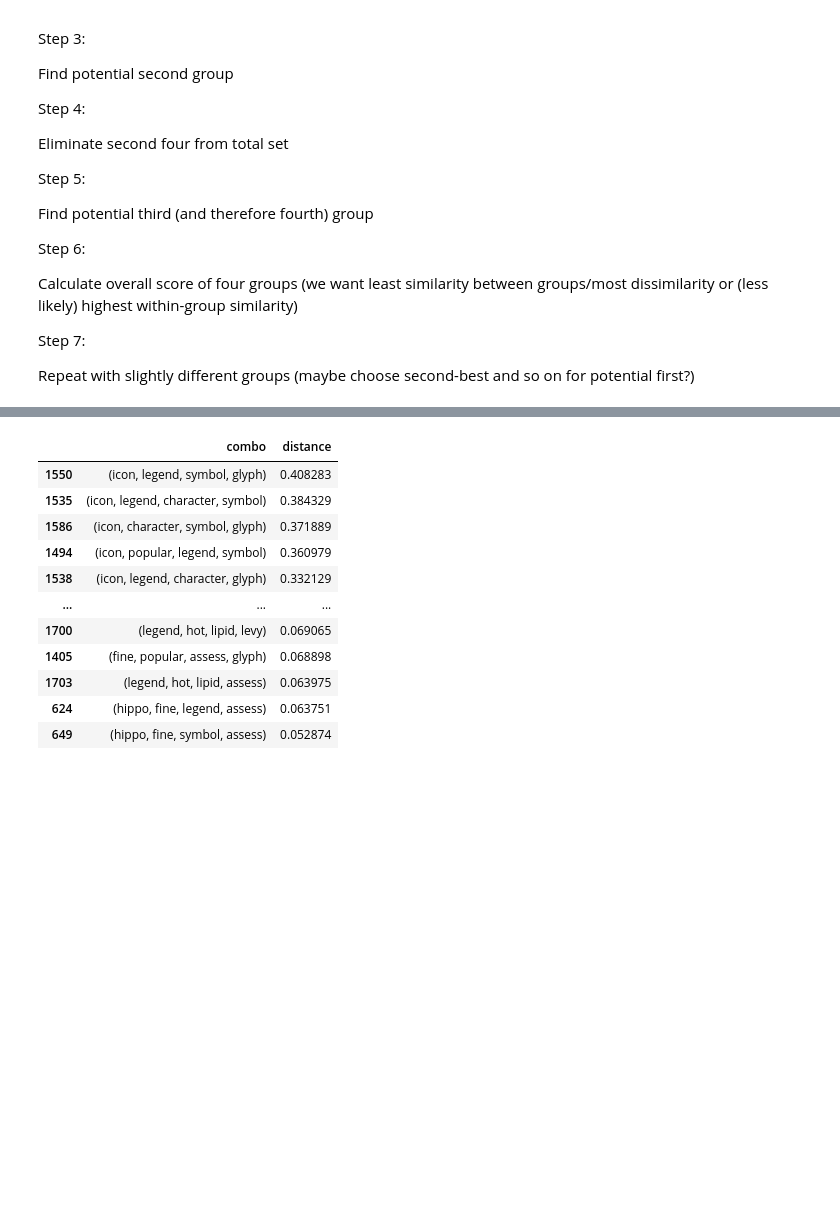
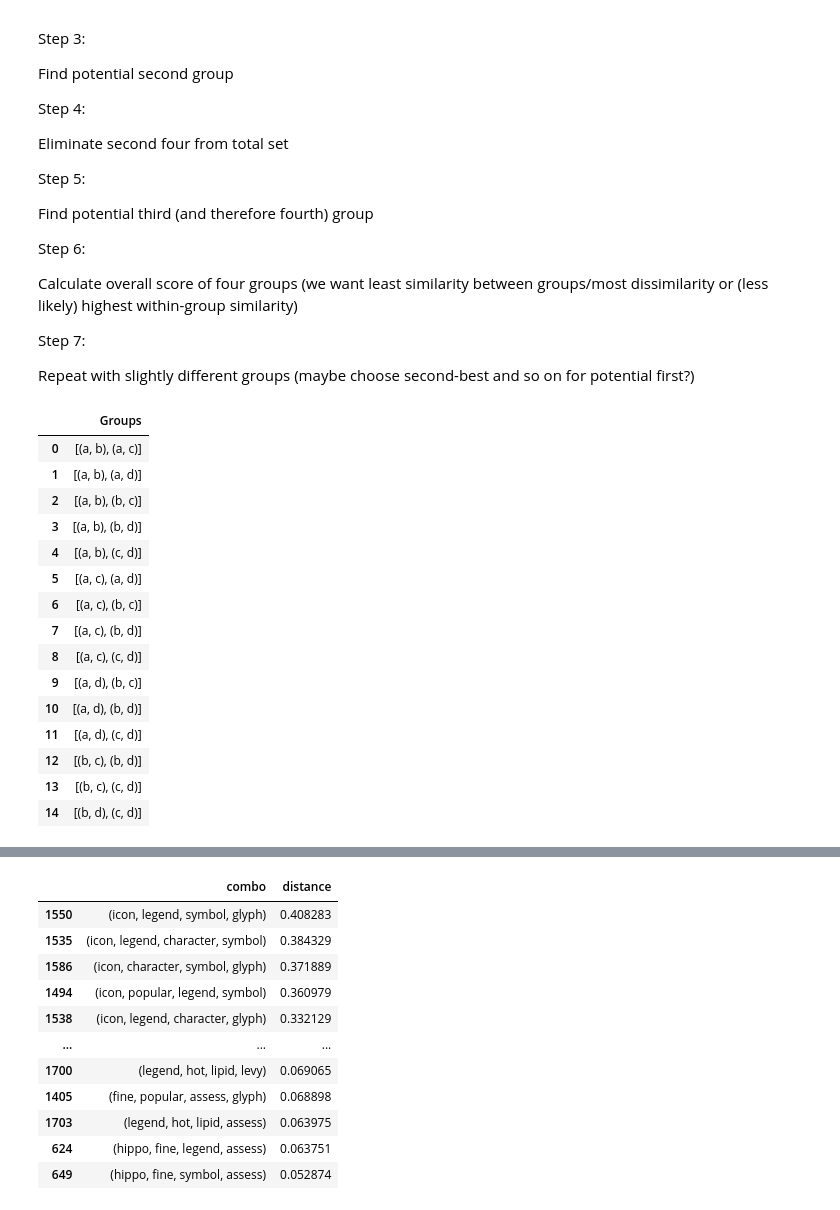
Before and after one commit to silashayes/nyt-connections-solver, a Jupyter notebook: Connections Solver.ipynb, the cells around one changed output, grey strips where cells are left out. Drawn from its saved outputs; the diff is of its cells as text; code cells hidden in the pictures; blank space fills up the shorter version.

```diff
--- a/Connections Solver.ipynb
+++ b/Connections Solver.ipynb
@@ -161 +221,25 @@ def filter_combos(df, info_df):
+# %%
+test_df = pd.DataFrame({'Groups': [list(i) for i in list(combinations(list(combinations(['a', 'b', 'c', 'd'], 2)),2))]})
+test_guess = ('b', 'a')
+test_feedback = 1
+list(combinations())
+
+test_df
+# %% [output]
+|  | Groups |
+| 0 | [(a, b), (a, c)] |
+| 1 | [(a, b), (a, d)] |
+| 2 | [(a, b), (b, c)] |
+| 3 | [(a, b), (b, d)] |
+| 4 | [(a, b), (c, d)] |
+| 5 | [(a, c), (a, d)] |
+| 6 | [(a, c), (b, c)] |
+| 7 | [(a, c), (b, d)] |
+| 8 | [(a, c), (c, d)] |
+| 9 | [(a, d), (b, c)] |
+| 10 | [(a, d), (b, d)] |
+| 11 | [(a, d), (c, d)] |
+| 12 | [(b, c), (b, d)] |
+| 13 | [(b, c), (c, d)] |
+| 14 | [(b, d), (c, d)] |
 # %%
```
Also changed, not shown: parts of 10 cells of this notebook, 2 other files.
